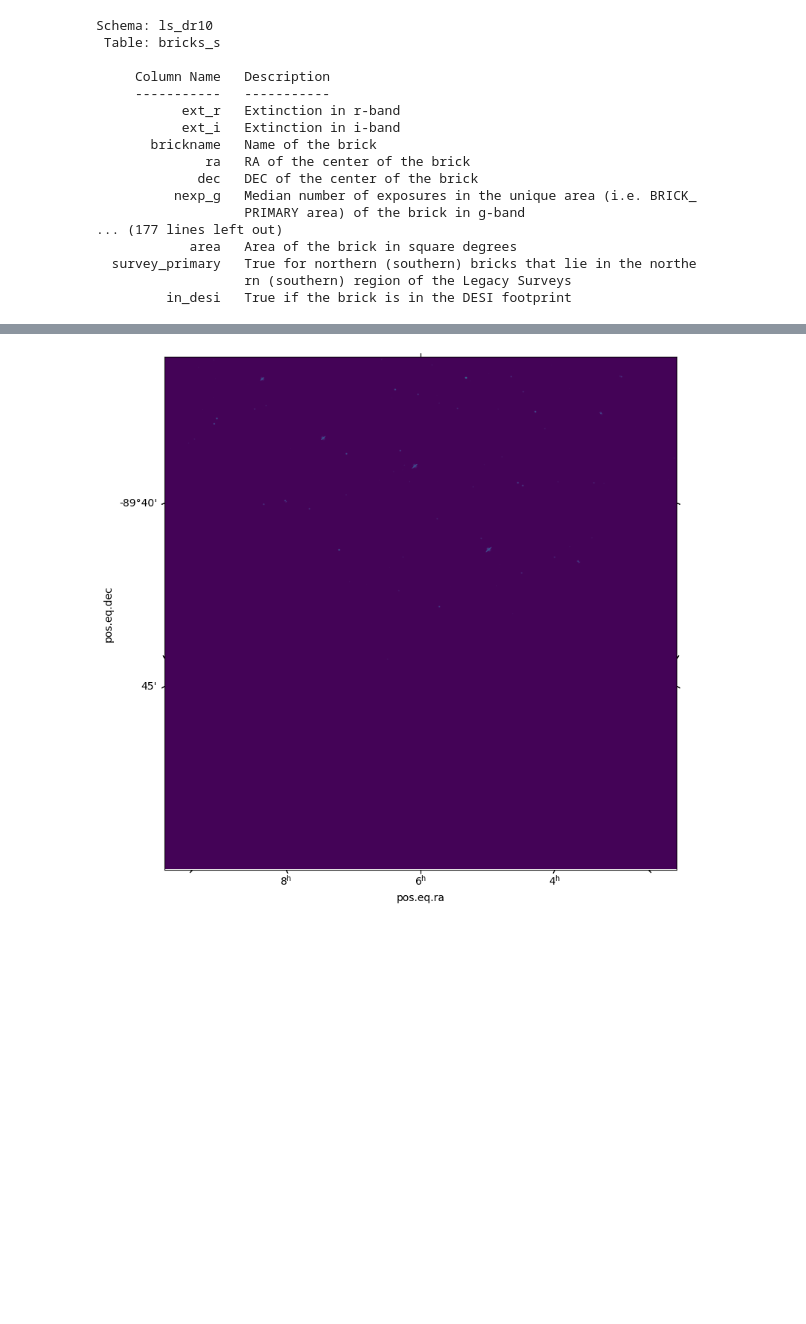
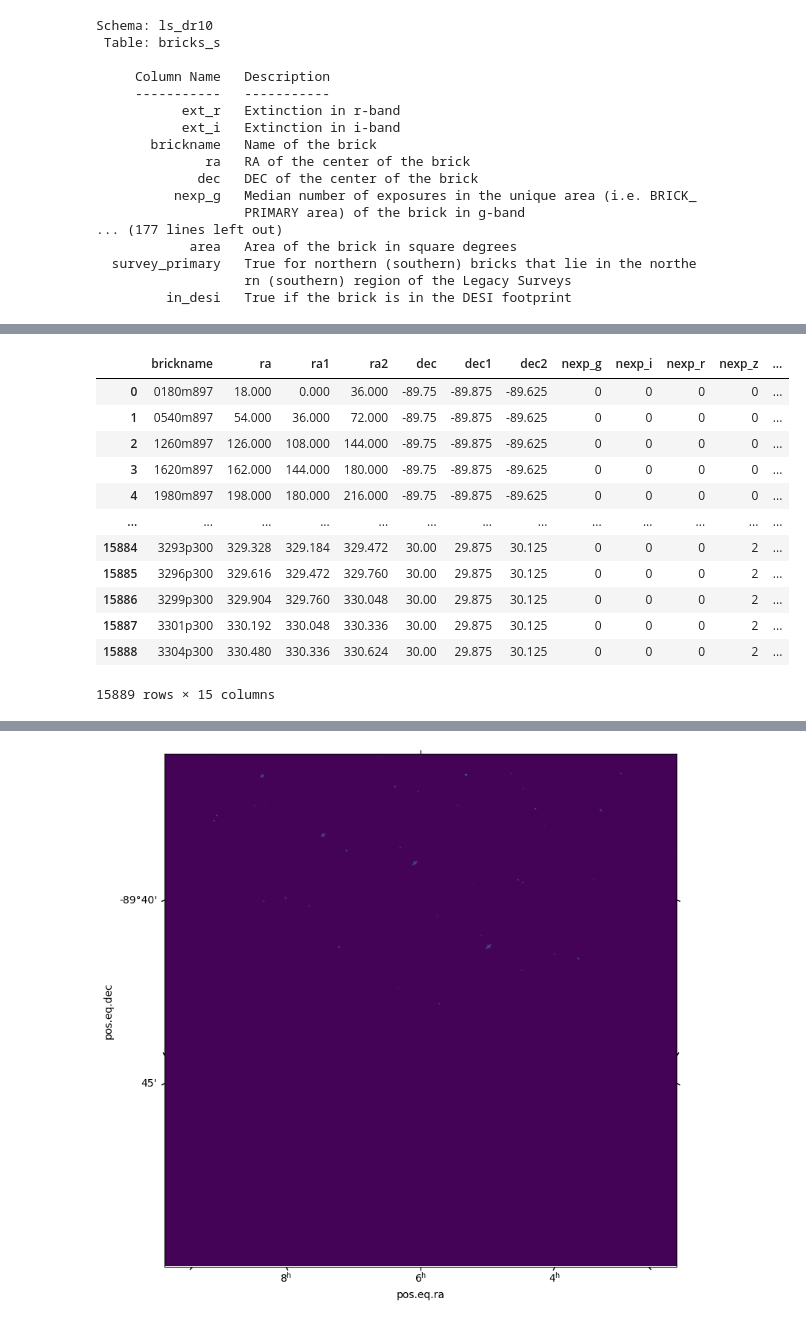
Before and after one commit to cyb0rb/WiFeS_Catalog, a Jupyter notebook: query_images.ipynb, the cells around one changed output, grey strips where cells are left out. Drawn from its saved outputs; the diff is of its cells as text; code cells hidden in the pictures; blank space fills up the shorter version.

```diff
--- a/query_images.ipynb
+++ b/query_images.ipynb
@@ -235,0 +219,27 @@ brick_df
+# %%
+# get all the brick names and ra/dec of every brick below a declination of 30
+# with NO observations in the g filter
+# ~5s for 16k bricks
+
+query = f"""
+        SELECT brickname, ra, ra1, ra2, dec, dec1, dec2, nexp_g, nexp_i, nexp_r, nexp_z, wise_nobs_1, wise_nobs_2, wise_nobs_3, wise_nobs_4
+        FROM ls_dr10.bricks_s
+        WHERE dec <= 30 AND nexp_g < 1
+        """
+
+non_g_bricks = qc.query(sql=query, fmt="pandas")
+non_g_bricks
+# %% [output]
+|  | brickname | ra | ra1 | ra2 | dec | dec1 | dec2 | nexp_g | nexp_i | nexp_r | nexp_z | ... |
+| 0 | 0180m897 | 18.000 | 0.000 | 36.000 | -89.75 | -89.875 | -89.625 | 0 | 0 | 0 | 0 | ... |
+| 1 | 0540m897 | 54.000 | 36.000 | 72.000 | -89.75 | -89.875 | -89.625 | 0 | 0 | 0 | 0 | ... |
+| 2 | 1260m897 | 126.000 | 108.000 | 144.000 | -89.75 | -89.875 | -89.625 | 0 | 0 | 0 | 0 | ... |
+| 3 | 1620m897 | 162.000 | 144.000 | 180.000 | -89.75 | -89.875 | -89.625 | 0 | 0 | 0 | 0 | ... |
+| 4 | 1980m897 | 198.000 | 180.000 | 216.000 | -89.75 | -89.875 | -89.625 | 0 | 0 | 0 | 0 | ... |
+| ... | ... | ... | ... | ... | ... | ... | ... | ... | ... | ... | ... | ... |
+| 15884 | 3293p300 | 329.328 | 329.184 | 329.472 | 30.00 | 29.875 | 30.125 | 0 | 0 | 0 | 2 | ... |
+| 15885 | 3296p300 | 329.616 | 329.472 | 329.760 | 30.00 | 29.875 | 30.125 | 0 | 0 | 0 | 2 | ... |
+| 15886 | 3299p300 | 329.904 | 329.760 | 330.048 | 30.00 | 29.875 | 30.125 | 0 | 0 | 0 | 2 | ... |
+| 15887 | 3301p300 | 330.192 | 330.048 | 330.336 | 30.00 | 29.875 | 30.125 | 0 | 0 | 0 | 2 | ... |
+| 15888 | 3304p300 | 330.480 | 330.336 | 330.624 | 30.00 | 29.875 | 30.125 | 0 | 0 | 0 | 2 | ... |
+15889 rows × 15 columns
```
Also changed, not shown: parts of 11 cells of this notebook.
